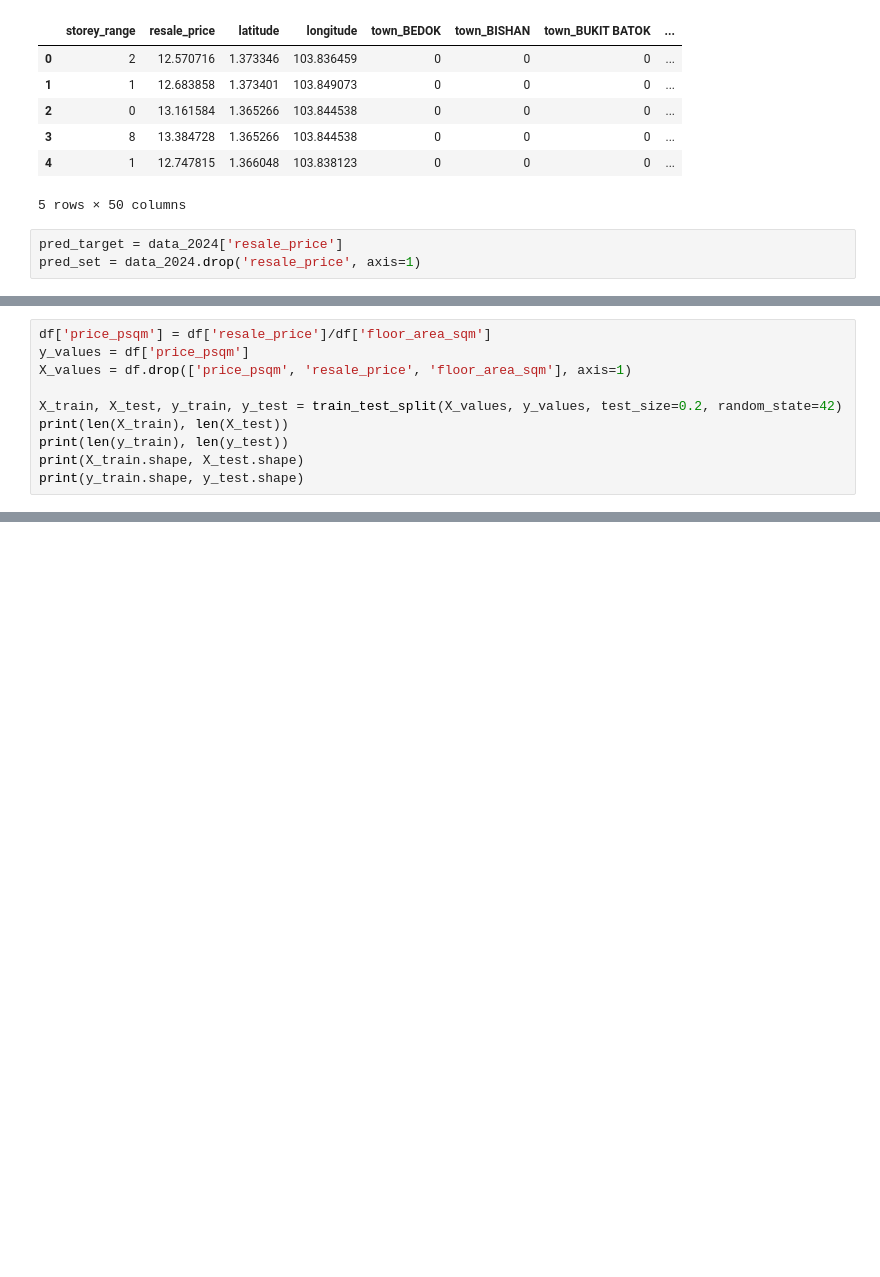
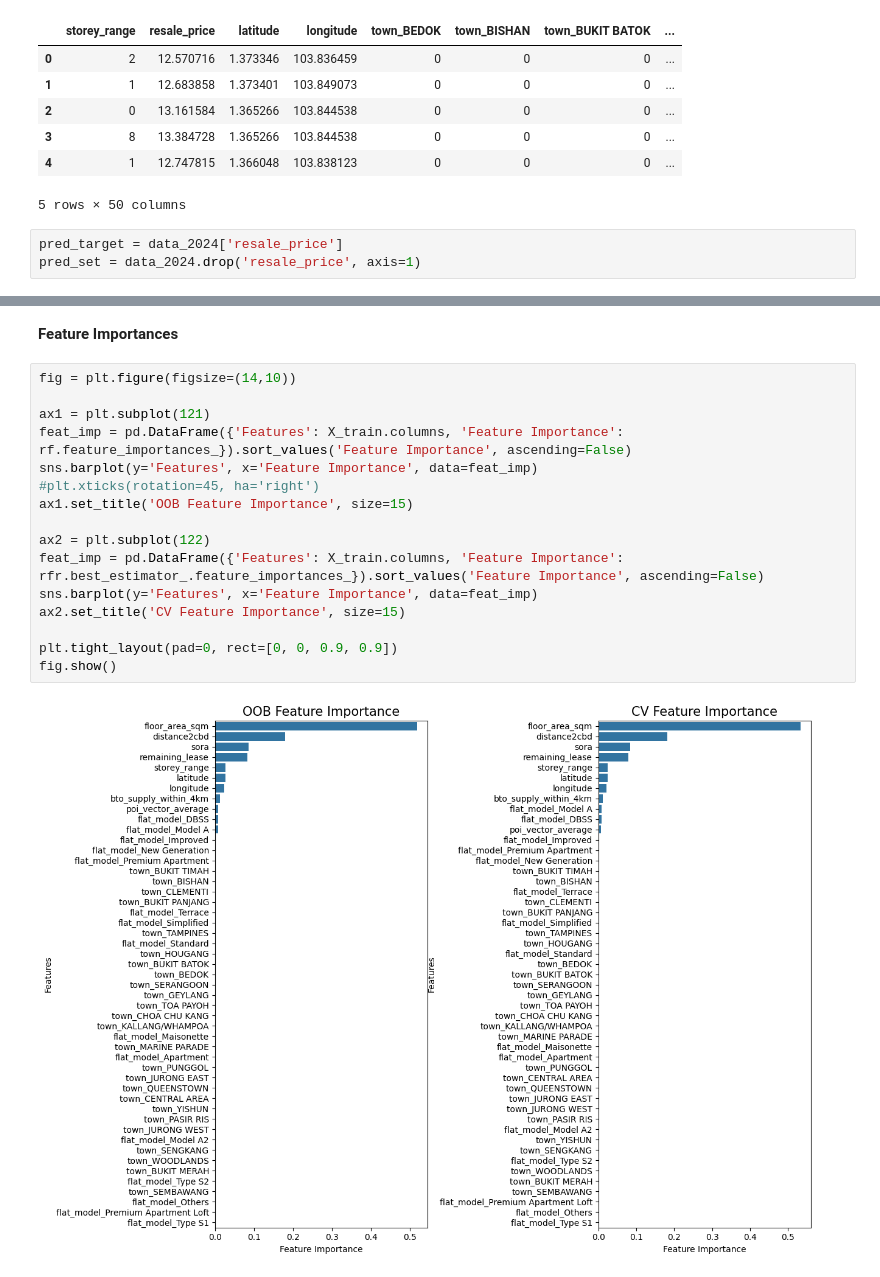
Before and after one commit to joesurf/Housing-Price-Time-Series-Forecasting, a Jupyter notebook: random_forest.ipynb, the cells around one changed output, grey strips where cells are left out. Drawn from its saved outputs; the diff is of its cells as text; blank space fills up the shorter version.

```diff
--- a/random_forest.ipynb
+++ b/random_forest.ipynb
@@ -128,10 +126,0 @@ plt.show()
-# %%
-df['price_psqm'] = df['resale_price']/df['floor_area_sqm']
-y_values = df['price_psqm']
-X_values = df.drop(['price_psqm', 'resale_price', 'floor_area_sqm'], axis=1)
-
-X_train, X_test, y_train, y_test = train_test_split(X_values, y_values, test_size=0.2, random_state=42)
-print(len(X_train), len(X_test))
-print(len(y_train), len(y_test))
-print(X_train.shape, X_test.shape)
-print(y_train.shape, y_test.shape)
@@ -192,0 +259,20 @@ Root Mean Squared Error of Random Forest: 87.85883175512483
+# %% [markdown]
+**Feature Importances**
+# %%
+fig = plt.figure(figsize=(14,10))
+
+ax1 = plt.subplot(121)
+feat_imp = pd.DataFrame({'Features': X_train.columns, 'Feature Importance': rf.feature_importances_}).sort_values('Feature Importance', ascending=False)
+sns.barplot(y='Features', x='Feature Importance', data=feat_imp)
+#plt.xticks(rotation=45, ha='right')
+ax1.set_title('OOB Feature Importance', size=15)
+
+ax2 = plt.subplot(122)
+feat_imp = pd.DataFrame({'Features': X_train.columns, 'Feature Importance': rfr.best_estimator_.feature_importances_}).sort_values('Feature Importance', ascending=False)
+sns.barplot(y='Features', x='Feature Importance', data=feat_imp)
+ax2.set_title('CV Feature Importance', size=15)
+
+plt.tight_layout(pad=0, rect=[0, 0, 0.9, 0.9])
+fig.show()
+# %% [output]
+[figure, added]
```
Also changed, not shown: parts of 37 cells of this notebook.
